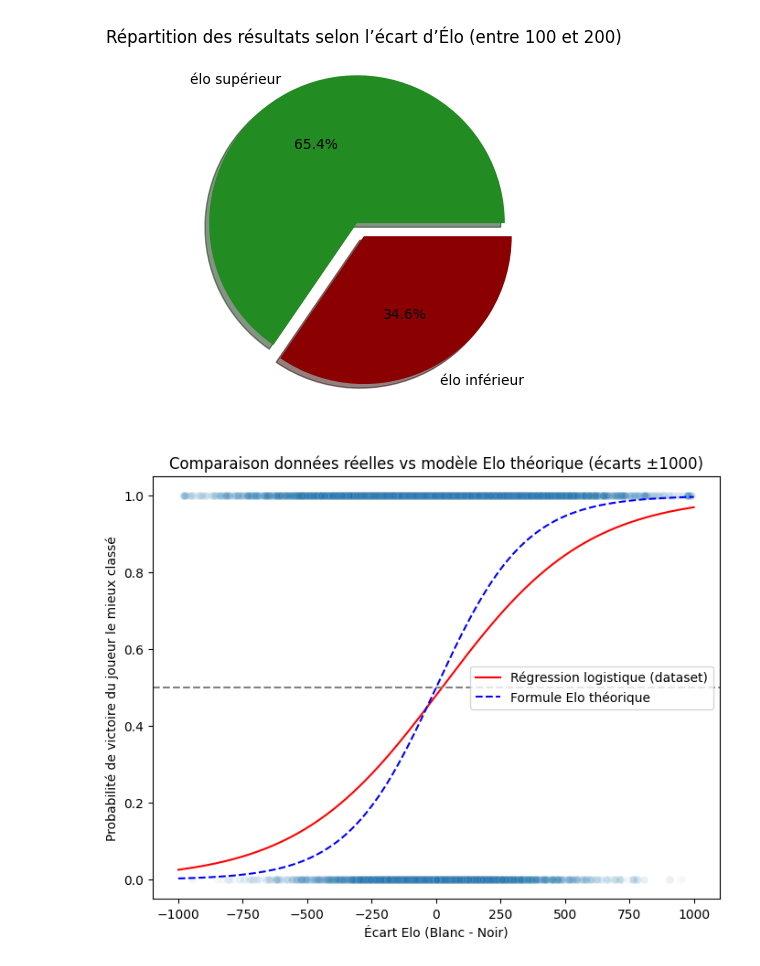
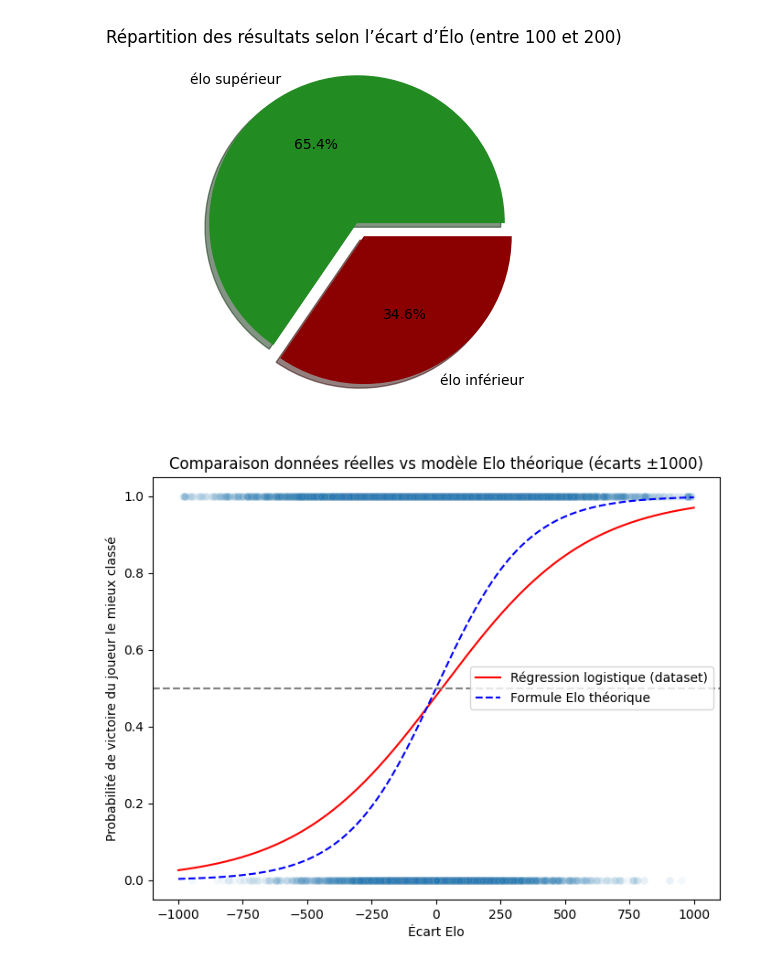
Before and after one commit to IdrissG94/Lichess-Dataset-Exploration, a Jupyter notebook: data_exploration.ipynb, the cells around one changed output. Cells and saved outputs as stored; diff of their text form; code cells hidden in the pictures.

```diff
--- a/data_exploration.ipynb
+++ b/data_exploration.ipynb
@@ -140,37 +140,37 @@ games["stronger_wins"] = (
 # Filtrer sur un écart d'élo de [-1000, 1000]
 filtered = games[(games["diff_elo"].between(-1000, 1000))].dropna(subset=["stronger_wins"])
 
-X = (np.abs(filtered["diff_elo"])).values.reshape(-1, 1)
+X = np.abs(filtered["diff_elo"]).values.reshape(-1, 1)
 y = filtered["stronger_wins"].values
 
 #Standardisation
 scaler = StandardScaler()
 X_scaled = scaler.fit_transform(X)
 
 #Régression logistique
 log_reg = LogisticRegression()
 log_reg.fit(X_scaled, y)
 
 #Courbe prédictive
 x_vals = np.linspace(-1000, 1000, 1000).reshape(-1, 1)
 x_vals_scaled = scaler.transform(x_vals)
 y_pred = log_reg.predict_proba(x_vals_scaled)[:, 1]
 
 #Tracé
 plt.figure(figsize=(8,6))
 sns.scatterplot(x="diff_elo", y="stronger_wins", data=filtered, alpha=0.05)
 plt.plot(x_vals, y_pred, color="red", label="Régression logistique (dataset)")
 
 # Ajout du modèle Elo théorique pour comparaison
 c = 400 / np.log(10)
 elo_model = 1 / (1 + np.exp(-x_vals / c))
 plt.plot(x_vals, elo_model, "b--", label="Formule Elo théorique")
 
 plt.axhline(0.5, color="grey", linestyle="--")
-plt.xlabel("Écart Elo (Blanc - Noir)")
+plt.xlabel("Écart Elo")
 plt.ylabel("Probabilité de victoire du joueur le mieux classé")
 plt.title("Comparaison données réelles vs modèle Elo théorique (écarts ±1000)")
 plt.legend()
 plt.show()
 # %% [output]
-[figure, old version]
+[figure, new version]
```
Also changed, not shown: parts of 4 cells of this notebook.
